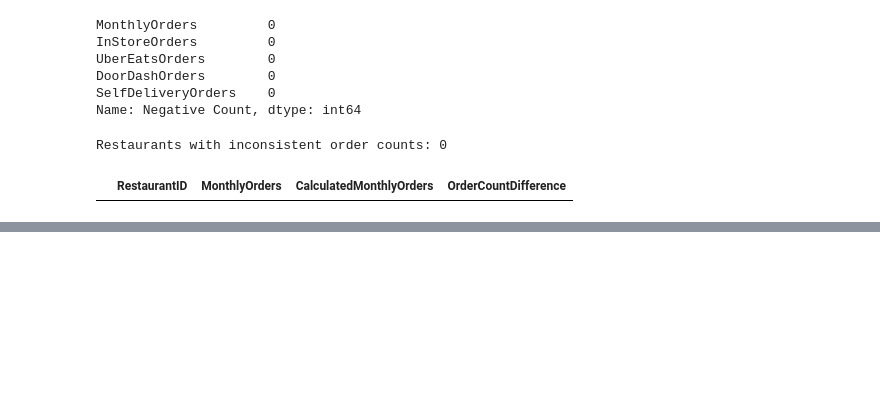
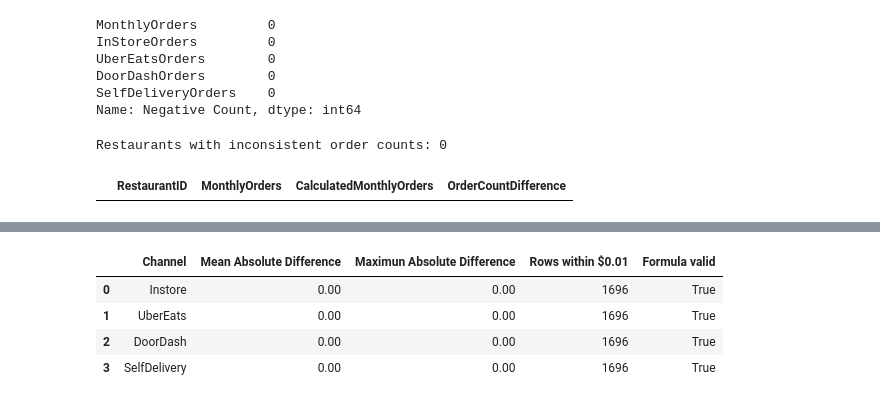
Before and after one commit to shivani1707s/restaurant-profitability-ml, a Jupyter notebook: notebooks/data_understanding.ipynb, the cells around one changed output, grey strips where cells are left out. Cells and saved outputs as stored; diff of their text form; code cells hidden in the pictures; blank space fills up the shorter version.

Commit message:
data undertanding complete

```diff
--- a/notebooks/data_understanding.ipynb
+++ b/notebooks/data_understanding.ipynb
@@ -152,0 +185,48 @@ Restaurants with inconsistent order counts: 0
+# %%
+df["ExpectedInStoreProfit"] = (
+    df["InStoreRevenue"] * (1- df["COGSRate"] - df["OPEXRate"])
+)
+
+df["ExpectedUberEatsProfit"] = (
+    df["UberEatsRevenue"] * (1-df["COGSRate"] - df["OPEXRate"] - df["CommissionRate"])
+)
+
+df["ExpectedDoorDashProfit"] = (
+    df["DoorDashRevenue"]
+    * (1- df["COGSRate"] - df["OPEXRate"] - df["CommissionRate"])
+)
+
+df["ExpectedSelfDeliveryProfit"] = (
+    df["SelfDeliveryRevenue"]
+    * (1- df["COGSRate"] - df["OPEXRate"])
+    - df["SD_DeliveryTotalCost"]
+)
+
+profit_checks = {
+    "Instore": ("InStoreNetProfit", "ExpectedInStoreProfit"),
+    "UberEats": ("UberEatsNetProfit", "ExpectedUberEatsProfit"),
+    "DoorDash": ("DoorDashNetProfit", "ExpectedDoorDashProfit"),
+    "SelfDelivery": ("SelfDeliveryNetProfit", "ExpectedSelfDeliveryProfit")
+}
+
+results = []
+
+for channel, (actual_col, expected_col) in profit_checks.items():
+    difference = df[actual_col] - df[expected_col]
+
+    results.append({
+        "Channel": channel,
+        "Mean Absolute Difference": difference.abs().mean(),
+        "Maximun Absolute Difference": difference.abs().max(),
+        "Rows within $0.01": (difference.abs() <= 0.01).sum(),
+        "Formula valid" : (difference.abs() <= 0.01).all()
+    })
+
+profit_validation = pd.DataFrame(results)
+display(profit_validation)
+# %% [output]
+|  | Channel | Mean Absolute Difference | Maximun Absolute Difference | Rows within $0.01 | Formula valid |
+| 0 | Instore | 0.00 | 0.00 | 1696 | True |
+| 1 | UberEats | 0.00 | 0.00 | 1696 | True |
+| 2 | DoorDash | 0.00 | 0.00 | 1696 | True |
+| 3 | SelfDelivery | 0.00 | 0.00 | 1696 | True |
```
Also changed, not shown: parts of 3 cells of this notebook.
